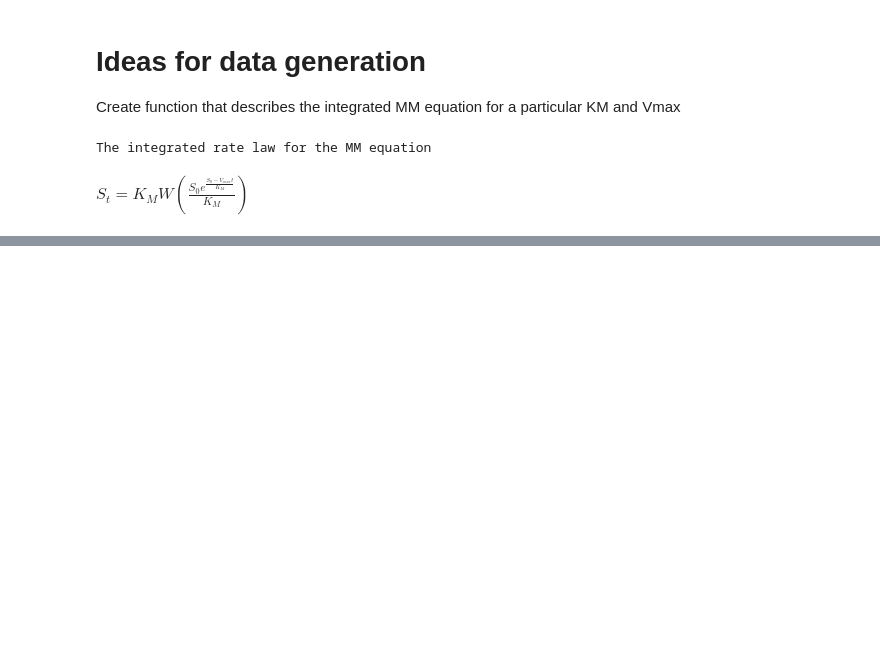
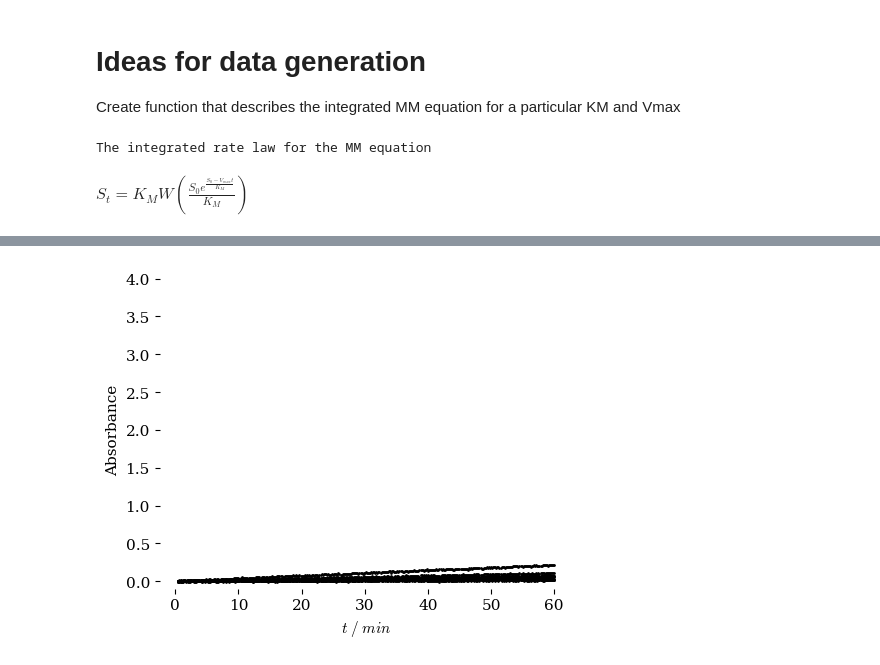
Before and after one commit to blinkletter/StealThisCode, a Jupyter notebook: testideas/DataGenerator.ipynb, the cells around one changed output, grey strips where cells are left out. Cells and saved outputs as stored; diff of their text form; code cells hidden in the pictures; blank space fills up the shorter version.

```diff
--- a/testideas/DataGenerator.ipynb
+++ b/testideas/DataGenerator.ipynb
@@ -139,0 +155,81 @@ Kcat/KM is: 2000.0
+# %%
+### List of kcat values for the enzyme in each lane (s^-1)
+kcat_list = [100, 100, 100, 100, 100, 100, 100, 100, 100, 100, 100, 100 ]
+kcat_list = np.array(kcat_list)
+
+### List of KM values for the enzyme in each lane (mM)
+KM_list = [0.05, 0.05, 0.05, 0.05, 0.05, 0.05, 0.05, 0.05, 0.05, 0.05, 0.05, 0.05]
+KM_list = np.array(KM_list)
+
+### List of the enzyme concentrations in each lane (nanomolar)
+E_conc_list = [0, 0, 0, 1, 1, 1, 1/2, 1/2, 1/2, 1/4, 1/4, 1/4]
+E_conc_list = np.array(E_conc_list)
+
+### List of Lane Names
+lane_name_list = ["1", "2", "3", "4", "5", "6", "7", "8", "9", "10", "11", "12"]
+
+### List of the NPA conc in the eight wells of each lane (mM)
+S_conc_list = [0.01,0.02,0.03,0.04,0.06,0.07,0.1,0.2]
+S_conc_list = np.array(S_conc_list)
+# %%
+itr = zip(lane_name_list, kcat_list, KM_list, E_conc_list)
+
+time_end = 60           ### The end time
+n_points = 360            ### number of points - increase if needed
+
+dt = time_end / n_points          ### time step, delta t
+t_line = np.arange(0.5, time_end+dt, dt) ### time vector (list of time points)
+
+max_value = 4
+
+for p in itr:
+    lane_name, kcat_value, KM_value, E_conc = p      ### unpack kcat, KM and [E]
+    kcat_value = kcat_value * 60
+    KM_value = KM_value / 1000
+    E_conc = E_conc / 1E9
+#    print(lane_name, kcat_value, KM_value, E_conc)
+    Vmax_value = kcat_value * E_conc
+
+    plt.rcdefaults()     ### resets the plot defaults so we always start in the same place
+    plt.style.use("../styles/tufte.mplstyle")     ### Then add a fancy style sheet
+
+    fig, ax = plt.subplots(nrows=1, ncols=1, figsize=(5,4))
+
+
+
+    for S0_value in S_conc_list:
+        ### Calculate y according to the function
+        S0_value = S0_value/1000
+        s_E = S0_value - f(t_line, S0_value, KM_value, Vmax_value)
+        s_E = np.real(s_E)
+        s_NPA = S0_value - S0_value * np.exp(-1E-3 * t_line)
+        s = s_E + s_NPA
+        s = s * 18300
+
+        fraction_transmittance  = 1/(10**s)
+        fraction_transmittance = np.random.normal(fraction_transmittance, 0.001, len(fraction_transmittance))
+        s = -np.log10(fraction_transmittance)
+        s = np.random.normal(s, 0.005, len(s))
+
+        s[s > max_value] = max_value
+        s = np.nan_to_num(s, copy=True, nan=max_value)   ### replace NaN with max value
+
+        x = t_line; y = s
+
+        ax.plot(x, y, linestyle = '-', linewidth='0.3', color = 'black', zorder = 0)
+        ax.scatter(x, y, marker='o', color='black', edgecolors = None,
+            linewidths = 0.5, s=2, zorder = 2)
+        ax.scatter(x, y, marker='o', color='white', edgecolors = None,
+            linewidths = 0.5, s=8, zorder = 1)
+
+    ax.set( xlabel= r"$t\;/\;min$",
+            ylabel=r"Absorbance",
+    #        title = "NPA Hydrolysis",
+    #        xlim=[None, None],
+            ylim=[-.1, 4.1]
+           )
+    fig.tight_layout()         # otherwise the right y-label is slightly clipped
+    plt.savefig("plot"+lane_name+".pdf")     ### export the plot as this
+    plt.show()
+# %% [output]
+[figure, added]
```
Also changed, not shown: parts of 2 cells of this notebook, 16 other files.
